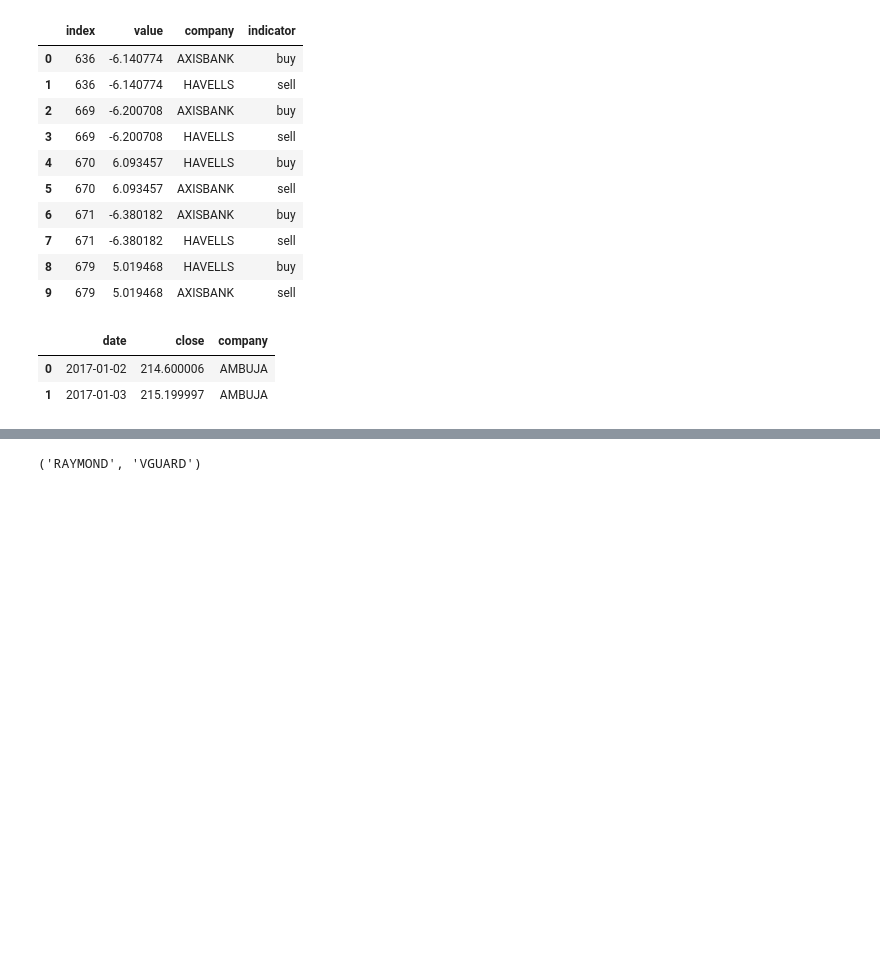
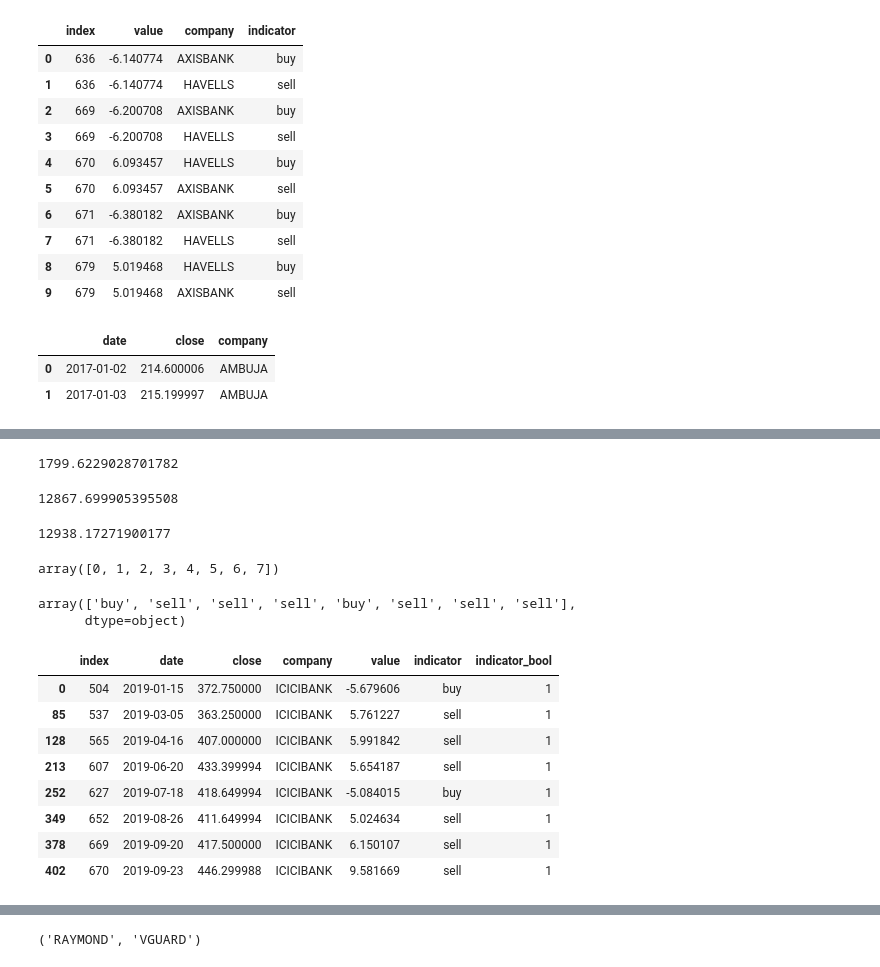
Before and after one commit to kiran74-ds/algorithmic_trading, a Jupyter notebook: Stock_data__27_12.ipynb, the cells around one changed output, grey strips where cells are left out. Saved outputs shown, nothing was run; the diff lists cells and outputs as text; code cells hidden in the pictures; blank space fills up the shorter version.

```diff
--- a/Stock_data__27_12.ipynb
+++ b/Stock_data__27_12.ipynb
@@ -386,0 +485,16 @@ for ix in range(t6.shape[0]):
+# %%
+sum(final_profit)
+# %% [output]
+1799.6229028701782
+# %%
+company_last = df_2019.groupby('company').last().reset_index()[['company','close']]
+df2 = pd.merge(df_buy, company_last,left_on = 'stock_name', right_on='company', how='left')
+df2['price'] = df2['close']*df2['stock_units']
+df2['profit'] = df2['price']-df2['stock_units']*df2['bought_value']
+df2['price'].sum()
+# %% [output]
+12867.699905395508
+# %%
+investment+df2['price'].sum()
+# %% [output]
+12938.17271900177
@@ -386,0 +505,21 @@ for ix in range(t6.shape[0]):
+# %%
+indices
+# %% [output]
+array([0, 1, 2, 3, 4, 5, 6, 7])
+# %%
+indicators
+# %% [output]
+array(['buy', 'sell', 'sell', 'sell', 'buy', 'sell', 'sell', 'sell'],
+      dtype=object)
+# %%
+data_buy_sell[data_buy_sell['company']=='ICICIBANK']
+# %% [output]
+|  | index | date | close | company | value | indicator | indicator_bool |
+| 0 | 504 | 2019-01-15 | 372.750000 | ICICIBANK | -5.679606 | buy | 1 |
+| 85 | 537 | 2019-03-05 | 363.250000 | ICICIBANK | 5.761227 | sell | 1 |
+| 128 | 565 | 2019-04-16 | 407.000000 | ICICIBANK | 5.991842 | sell | 1 |
+| 213 | 607 | 2019-06-20 | 433.399994 | ICICIBANK | 5.654187 | sell | 1 |
+| 252 | 627 | 2019-07-18 | 418.649994 | ICICIBANK | -5.084015 | buy | 1 |
+| 349 | 652 | 2019-08-26 | 411.649994 | ICICIBANK | 5.024634 | sell | 1 |
+| 378 | 669 | 2019-09-20 | 417.500000 | ICICIBANK | 6.150107 | sell | 1 |
+| 402 | 670 | 2019-09-23 | 446.299988 | ICICIBANK | 9.581669 | sell | 1 |
```
Also changed, not shown: parts of 20 cells of this notebook.
